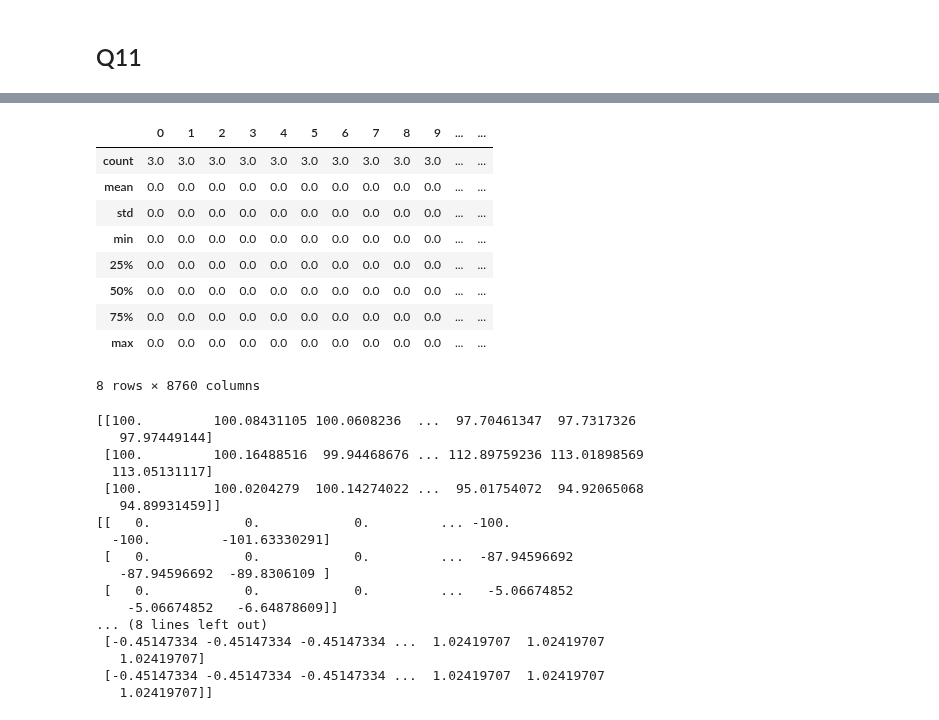
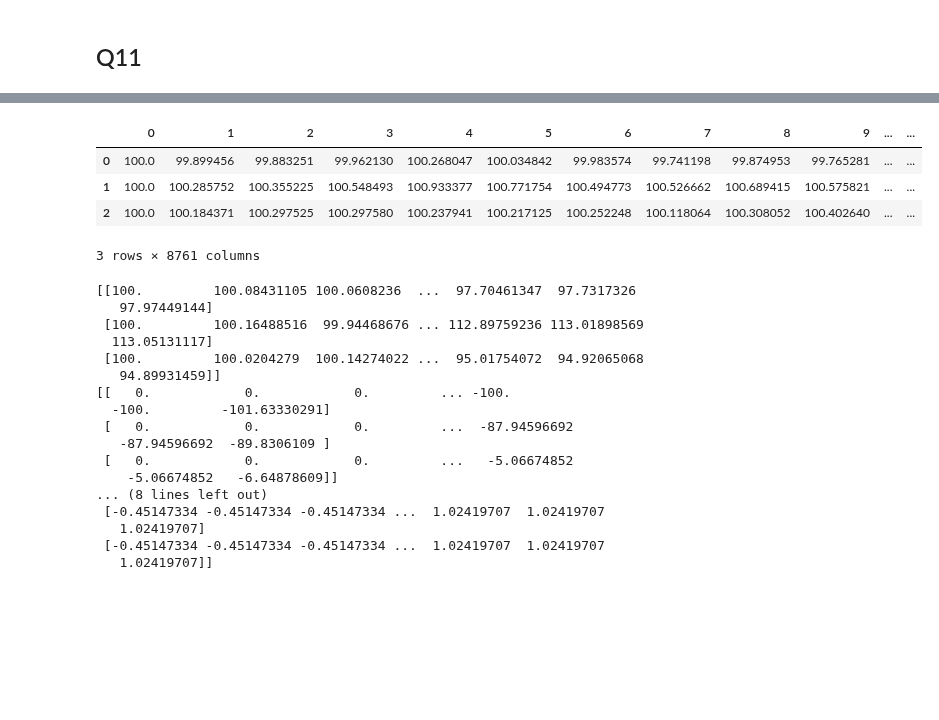
Before and after one commit to Pj-354/Python-Notebooks--Mine-, a Jupyter notebook: LSE Workbooks/Q11_new.ipynb, the cells around one changed output, grey strips where cells are left out. Cells and saved outputs as stored; diff of their text form; code cells hidden in the pictures; blank space fills up the shorter version.

```diff
--- a/LSE Workbooks/Q11_new.ipynb
+++ b/LSE Workbooks/Q11_new.ipynb
@@ -112,7 +112,7 @@ def bs_speed(S, K, T, sigma, r=0):
     term2 = -pdf_d1 / (S**2 * sigma * sqrtT)
     return term1 + term2
 # %%
-def dDelta(dt, psi, S_t, M_t, sigma, zeta):
+def dDeltaCalc(dt, psi, S_t, M_t, sigma, zeta, K, T):
 
     def bs_delta(S, K, T, sigma, option_type='call', r=0):
         if T <= 0 or sigma <= 0 or S <= 0 or K <= 0:
@@ -164,14 +164,10 @@ def dDelta(dt, psi, S_t, M_t, sigma, zeta):
         term2 = -pdf_d1 / (S**2 * sigma * sqrtT)
         return term1 + term2
 
-    #Black-Sholes Greeks and Prices
-    bsdelta_call = bs_delta(S_t, K_call[path, idx], T_remain, sigma, 'call')
-    bsdelta_put = bs_delta(S_t, K_put[path, idx], T_remain, sigma, 'put')
-
     #2nd and 3rd Order Greeks
-    gamma = bs_gamma(S_t, K_call[path, idx], T_remain, sigma)
-    charm = bs_charm(S_t, K_call[path, idx], T_remain, sigma)
-    speed = bs_speed(S_t, K_call[path, idx], T_remain, sigma)
+    gamma = bs_gamma(S_t, K, T, sigma)
+    charm = bs_charm(S_t, K, T, sigma)
+    speed = bs_speed(S_t, K, T, sigma)
 
     #dW
     dW = np.random.normal(0, np.sqrt(dt))
@@ -291,5 +416,4 @@ def simulate_full_paths(S0, b_0, sigma, psi, zeta, phi, theta_0, b,
 # %%
-##Vers 2
 def simulate_full_paths(S0, b_0, sigma, psi, zeta, phi, theta_0, b,
                         dt, N, M, opex_indices, asset_type='NVDA'):
 
@@ -345,18 +469,13 @@ def simulate_full_paths(S0, b_0, sigma, psi, zeta, phi, theta_0, b,
 
             S_t = S[path, t - 1] if t > 0 else S0
 
-            if t > 0:
+            if t > 0 and t not in opex_indices:
                 # Calculate the feedback and diffusion terms
                 # Calculate M_t
                 last_opex_t = max([i for i in opex_indices if i < t])  # 找 OE(t)
                 u_range = np.arange(last_opex_t, t)
-
-                if t-1 in opex_indices or t == 1:
-                    exponent = np.exp(-phi * dt * (t - 1 - u_range))
-                    M_t[path, t - 1] = np.sum(exponent * dDelta[path, last_opex_t:t])
-                else:
-                    M_prev = M_t[path, t - 2]
-                    M_t[path, t-1] = exp_phi_dt * M_prev + dDelta[path, t-1]
+                exponent = np.exp(-phi * dt * (t - 1 - u_range))
+                M_t[path, t - 1] = np.sum(exponent * dDelta[path, last_opex_t:t])
 
                 dW = np.random.normal(0, np.sqrt(dt))
                 S_t_safe = max(S_t, 1e-6)
@@ -368,9 +487,14 @@ def simulate_full_paths(S0, b_0, sigma, psi, zeta, phi, theta_0, b,
                 S[path, t] = max(min(total_change, 1e6), 1e-6)
                 S_t = S[path, t]
 
+
+
             if t in opex_indices and t != 0:
 
+
+
                 #Create new option
+
                 idx = opex_indices.index(t)
                 call_payoff = theta_t * max(S_t - K_call[path, idx - 1], 0)
                 put_payoff = theta_t * max(K_put[path, idx - 1] - S_t, 0)
@@ -378,11 +502,13 @@ def simulate_full_paths(S0, b_0, sigma, psi, zeta, phi, theta_0, b,
                 #New Strike Price based on S_t
                 K_call[path, idx] = S_t * np.exp(sigma * sqrt_remain)
                 K_put[path, idx] = S_t * np.exp(-sigma * sqrt_remain)
-                #Black-Sholes Delta & Prices
-                delta_call = bs_delta(S_t, K_call[path, idx], T_remain, sigma, 'call')
-                delta_put = bs_delta(S_t, K_put[path, idx], T_remain, sigma, 'put')
+
                 call_price = bs_put_price(S=S_t, K=K_call[path, idx], T=T_remain, sigma=sigma)
                 put_price = bs_put_price(S=S_t, K=K_put[path, idx], T=T_remain, sigma=sigma)
+
+                #dDelta Calculation
+                dDelta_call = dDeltaCalc(dt = dt, psi = psi, S_t = S_t, M_t = M_t[path, t - 1], sigma = sigma, zeta = zeta, K = K_call[path, idx], T = T_remain)
+                dDelta_put = 1 - dDelta_call
 
                 #If we are within our borrowing limits
                 if b_t - b >= theta_0 * (put_price - call_price):
@@ -550,16 +565,11 @@ delta_NVDA = NVDA['delta']
-# %%
-M_NVDA.describe(include='all')
-# %% [output]
-|  | 0 | 1 | 2 | 3 | 4 | 5 | 6 | 7 | 8 | 9 | ... | ... |
-| count | 3.0 | 3.0 | 3.0 | 3.0 | 3.0 | 3.0 | 3.0 | 3.0 | 3.0 | 3.0 | ... | ... |
-| mean | 0.0 | 0.0 | 0.0 | 0.0 | 0.0 | 0.0 | 0.0 | 0.0 | 0.0 | 0.0 | ... | ... |
-| std | 0.0 | 0.0 | 0.0 | 0.0 | 0.0 | 0.0 | 0.0 | 0.0 | 0.0 | 0.0 | ... | ... |
-| min | 0.0 | 0.0 | 0.0 | 0.0 | 0.0 | 0.0 | 0.0 | 0.0 | 0.0 | 0.0 | ... | ... |
-| 25% | 0.0 | 0.0 | 0.0 | 0.0 | 0.0 | 0.0 | 0.0 | 0.0 | 0.0 | 0.0 | ... | ... |
-| 50% | 0.0 | 0.0 | 0.0 | 0.0 | 0.0 | 0.0 | 0.0 | 0.0 | 0.0 | 0.0 | ... | ... |
-| 75% | 0.0 | 0.0 | 0.0 | 0.0 | 0.0 | 0.0 | 0.0 | 0.0 | 0.0 | 0.0 | ... | ... |
-| max | 0.0 | 0.0 | 0.0 | 0.0 | 0.0 | 0.0 | 0.0 | 0.0 | 0.0 | 0.0 | ... | ... |
-8 rows × 8760 columns
+# %%
+S_NVDA
+# %% [output]
+|  | 0 | 1 | 2 | 3 | 4 | 5 | 6 | 7 | 8 | 9 | ... | ... |
+| 0 | 100.0 | 99.899456 | 99.883251 | 99.962130 | 100.268047 | 100.034842 | 99.983574 | 99.741198 | 99.874953 | 99.765281 | ... | ... |
+| 1 | 100.0 | 100.285752 | 100.355225 | 100.548493 | 100.933377 | 100.771754 | 100.494773 | 100.526662 | 100.689415 | 100.575821 | ... | ... |
+| 2 | 100.0 | 100.184371 | 100.297525 | 100.297580 | 100.237941 | 100.217125 | 100.252248 | 100.118064 | 100.308052 | 100.402640 | ... | ... |
+3 rows × 8761 columns
 # %%
 
 
```
Also changed, not shown: parts of 5 cells of this notebook.
